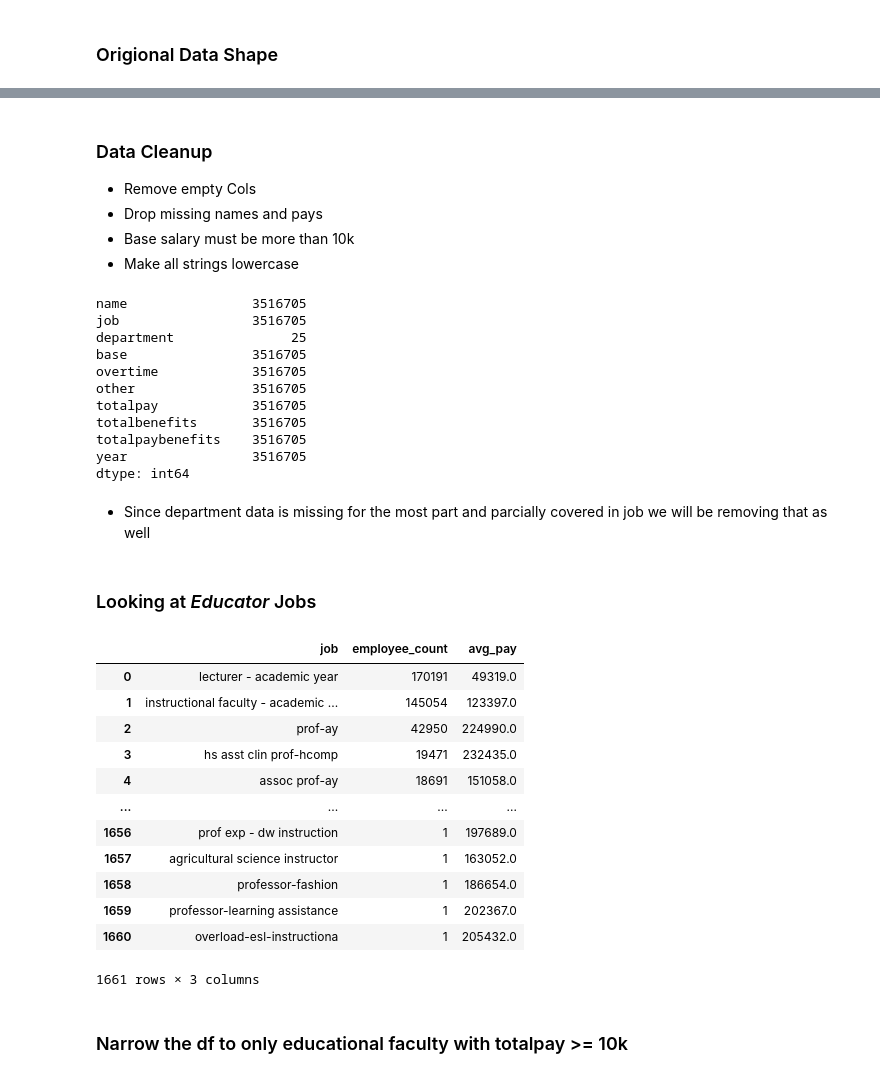
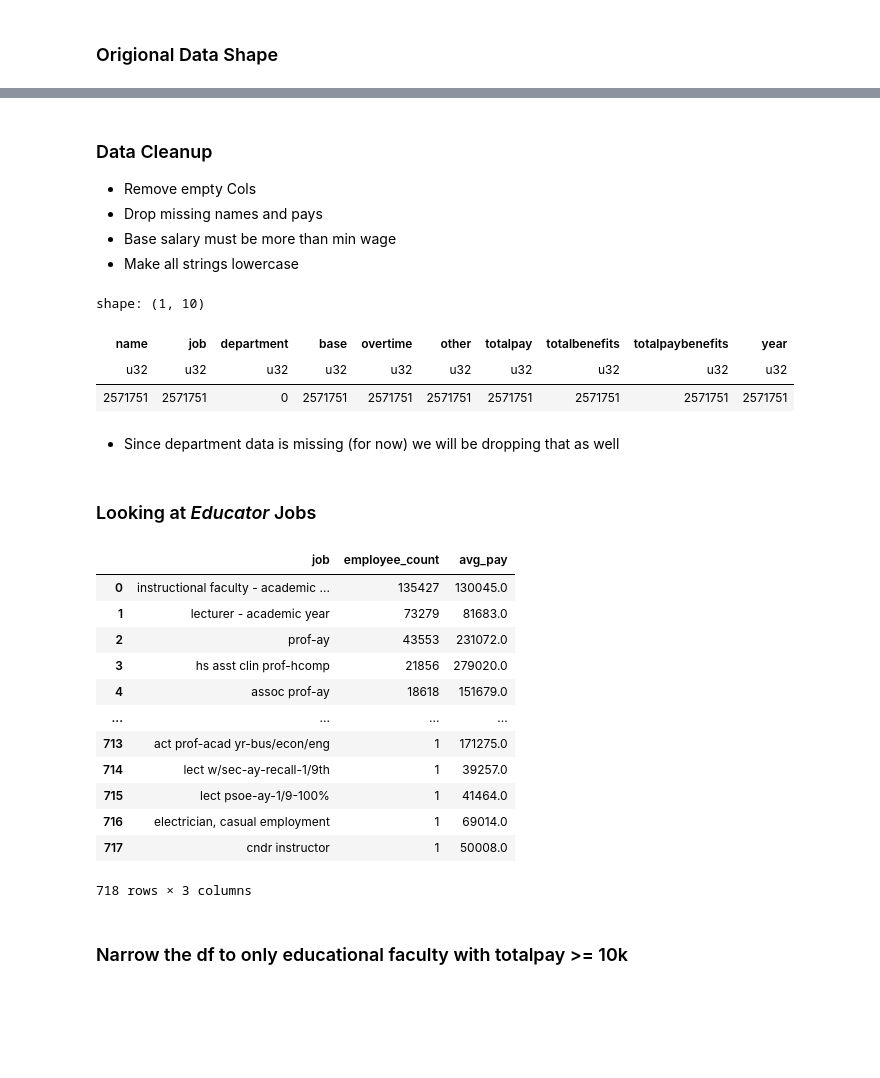
Before and after one commit to CSC4693-Fall-2026/CSC4693, a Jupyter notebook: Faculty/mcEDA.ipynb, the cells around one changed output, grey strips where cells are left out. Drawn from its saved outputs; the diff is of its cells as text; code cells hidden in the pictures; blank space fills up the shorter version.

```diff
--- a/Faculty/mcEDA.ipynb
+++ b/Faculty/mcEDA.ipynb
@@ -5,7 +5,7 @@ import numpy as np
 
 conn = duckdb.connect()
 # %%
-df = pd.read_parquet("data/faculty-salaries.parquet")
+df = pl.read_parquet("data/faculty-salaries.parquet")
 # %% [markdown]
 ### Origional Data Shape
 # %%
@@ -31,70 +34,55 @@ dtype: int64
 ### Data Cleanup
 * Remove empty Cols
 * Drop missing names and pays
-* Base salary must be more than 10k
+* Base salary must be more than min wage
 * Make all strings lowercase
 # %%
 # Drop empty cols: ual, benefitsee, benefitser, and benefitsdc
-df = df.drop(columns=['ual', 'benefitsee', 'benefitser', 'benefitsdc', 'notes'])
+df = df.drop(['ual', 'benefitsee', 'benefitser', 'benefitsdc', 'notes'], strict=False)
 
-# Drop rows missing name or totalpay
-df = df.dropna(subset=['name', 'totalpay'])
-# filter to base salary > 10k
-df = df[df['totalpay'] >= 10000]
-
-# Adding this for outliers I dont want to include
-df = df[df['totalpay'] <= 400000]
-# make everything lowercase for consistency
-df = df.map(lambda s: s.lower() if isinstance(s, str) else s)
+# filter to base salary > 35152
+df = df.filter(pl.col('totalpay') >= 35152)
 
 df.count()
 # %% [output]
-name                3516705
-job                 3516705
-department               25
-base                3516705
-overtime            3516705
-other               3516705
-totalpay            3516705
-totalbenefits       3516705
-totalpaybenefits    3516705
-year                3516705
-dtype: int64
+shape: (1, 10)
+| name | job | department | base | overtime | other | totalpay | totalbenefits | totalpaybenefits | year |
+| u32 | u32 | u32 | u32 | u32 | u32 | u32 | u32 | u32 | u32 |
+| 2571751 | 2571751 | 0 | 2571751 | 2571751 | 2571751 | 2571751 | 2571751 | 2571751 | 2571751 |
 # %% [markdown]
-* Since department data is missing for the most part and parcially covered in job we will be removing that as well
+* Since department data is missing (for now) we will be dropping that as well
 # %%
-df = df.drop(columns=['department'])
+df = df.drop(['department'], strict=False)
 # %% [markdown]
 ### Looking at *Educator* Jobs
 # %%
 duckdb.sql("""
     SELECT
         job,
         COUNT(*) AS employee_count,
         ROUND(AVG(totalpaybenefits)) AS avg_pay
     FROM df
     WHERE
         job ILIKE '%prof%'
-        OR job ILIKE '%instruct%'
-        OR job ILIKE '%faculty%'
-        OR job ILIKE '%lectur%'
-        OR job ILIKE '%adjunct%'
+        OR job ILIKE '%instr%'
+        OR job ILIKE '%lect%'
+        OR job ILIKE '%adj%'
     GROUP BY job
     ORDER BY employee_count DESC""").df()
 # %% [output]
 |  | job | employee_count | avg_pay |
-| 0 | lecturer - academic year | 170191 | 49319.0 |
-| 1 | instructional faculty - academic ... | 145054 | 123397.0 |
-| 2 | prof-ay | 42950 | 224990.0 |
-| 3 | hs asst clin prof-hcomp | 19471 | 232435.0 |
-| 4 | assoc prof-ay | 18691 | 151058.0 |
+| 0 | instructional faculty - academic ... | 135427 | 130045.0 |
+| 1 | lecturer - academic year | 73279 | 81683.0 |
+| 2 | prof-ay | 43553 | 231072.0 |
+| 3 | hs asst clin prof-hcomp | 21856 | 279020.0 |
+| 4 | assoc prof-ay | 18618 | 151679.0 |
 | ... | ... | ... | ... |
-| 1656 | prof exp - dw instruction | 1 | 197689.0 |
-| 1657 | agricultural science instructor | 1 | 163052.0 |
-| 1658 | professor-fashion | 1 | 186654.0 |
-| 1659 | professor-learning assistance | 1 | 202367.0 |
-| 1660 | overload-esl-instructiona | 1 | 205432.0 |
+| 713 | act prof-acad yr-bus/econ/eng | 1 | 171275.0 |
+| 714 | lect w/sec-ay-recall-1/9th | 1 | 39257.0 |
+| 715 | lect psoe-ay-1/9-100% | 1 | 41464.0 |
+| 716 | electrician, casual employment | 1 | 69014.0 |
+| 717 | cndr instructor | 1 | 50008.0 |
-1661 rows × 3 columns
+718 rows × 3 columns
 # %% [markdown]
 ### Narrow the df to only educational faculty with totalpay >= 10k
 # %%
```
Also changed, not shown: parts of 8 cells of this notebook, 2 other files.
